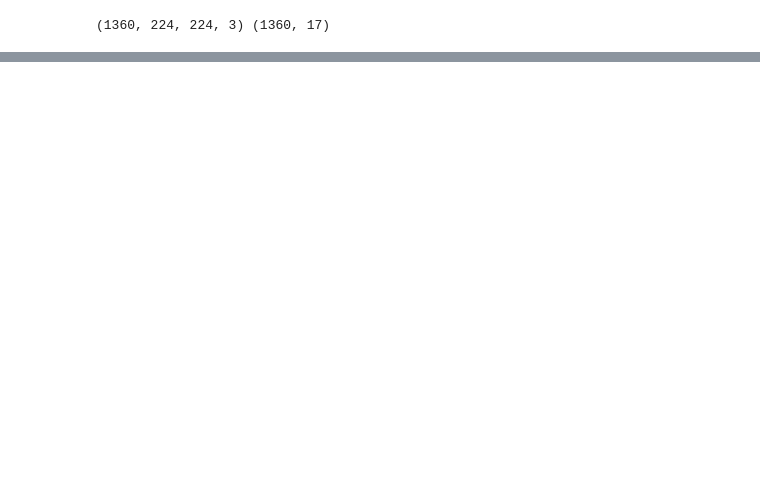
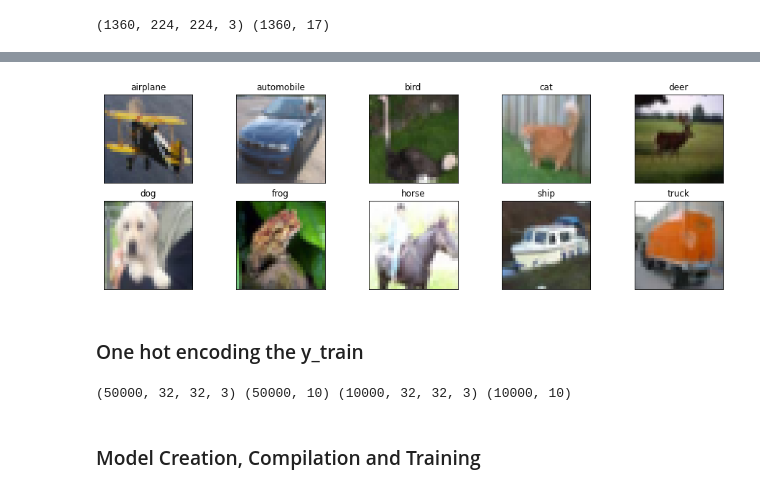
Before and after one commit to sachinkun21/CNN_Architectures, a Jupyter notebook: AlexNet_Tensorflow.ipynb, the cells around one changed output, grey strips where cells are left out. Saved outputs shown, nothing was run; the diff lists cells and outputs as text; code cells hidden in the pictures; blank space fills up the shorter version.

```diff
--- a/AlexNet_Tensorflow.ipynb
+++ b/AlexNet_Tensorflow.ipynb
@@ -516 +592,28 @@ x_train.shape[1:]
+# %%
+# plotting some random 10 images
+class_names = ['airplane','automobile','bird','cat','deer',
+               'dog','frog','horse','ship','truck']
+
+fig = plt.figure(figsize=(16,5))
+for i in range(len(class_names)):
+    ax = fig.add_subplot(2, 5, 1 + i, xticks=[], yticks=[])
+    idx = np.where(y_train[:]==i)[0]
+    img_num = idx[np.random.randint(idx.shape[0])]
+    im = x_train[img_num,::]
+    ax.set_title(class_names[i])
+    plt.imshow(im)
+plt.show()
+# %% [output]
+[figure, added]
+# %% [markdown]
+### One hot encoding the y_train
+# %%
+# One Hot Encoding
+y_train = keras.utils.to_categorical(y_train, 10)
+y_test = keras.utils.to_categorical(y_test, 10)
+print(x_train.shape,y_train.shape, x_test.shape,y_test.shape)
+# %% [output]
+(50000, 32, 32, 3) (50000, 10) (10000, 32, 32, 3) (10000, 10)
+# %% [markdown]
+### Model Creation, Compilation and Training
 # %%
```
Also changed, not shown: parts of 24 cells of this notebook.
